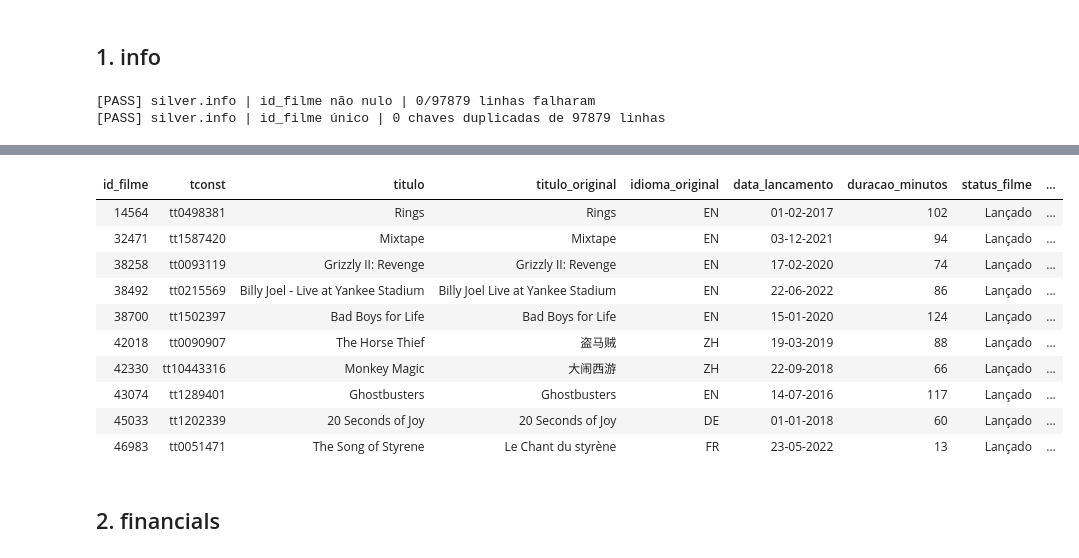
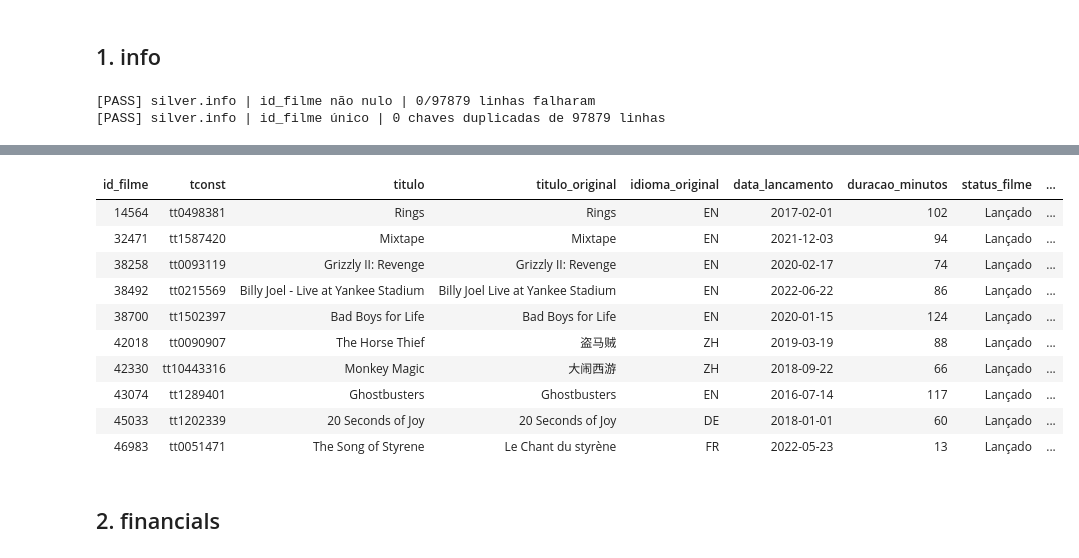
Before and after one commit to ErikaHacimoto/RL_Dados_2026_A2, a Jupyter notebook: Bronze_to_Silver.ipynb, the cells around one changed output, grey strips where cells are left out. Drawn from its saved outputs; the diff is of its cells as text; code cells hidden in the pictures.

```diff
--- a/Bronze_to_Silver.ipynb
+++ b/Bronze_to_Silver.ipynb
@@ -18,6 +18,9 @@ gold_schema = f"{catalog}.{gold_schema_name}"
 # %%
 from pyspark.sql import functions as F, Row
 from datetime import datetime
+from pyspark.sql.window import Window
+
+window = Window.partitionBy("id").orderBy(F.col("ingestion_timestamp").desc())
 
 dq_results = []
 
@@ -67,15 +70,11 @@ def converter_data(data_str, formatos_permitidos=None):
 # %% [markdown]
 ## 1. info
 # %%
-from pyspark.sql.window import Window
-
 df_bronze_info = spark.table(f"{bronze_schema}.info")
-
-_w = Window.partitionBy("id").orderBy(F.col("ingestion_timestamp").desc())
 
 df_silver_info = (
     df_bronze_info
-    .withColumn("_rn", F.row_number().over(_w))
+    .withColumn("_rn", F.row_number().over(window))
     .filter((F.col("_rn") == 1) & F.col("id").isNotNull())
     .drop("_rn")
     .withColumn("original_language", F.upper(F.trim(F.col("original_language"))))
@@ -102,7 +101,7 @@ df_silver_info = (
                 F.try_to_date(F.col("release_date"), "MM/dd/yyyy"),
                 F.try_to_date(F.col("release_date"), "MM-dd-yyyy"),
             ),
-            "dd-MM-yyyy"
+            "yyyy-MM-dd"
         )
     )
 
@@ -113,43 +112,43 @@ df_silver_info = (
     .withColumnRenamed("runtime", "duracao_minutos")
     .withColumnRenamed("original_language", "idioma_original")
     .withColumnRenamed("status", "status_filme")
     .withColumnRenamed("overview", "sinopse")
     .withColumnRenamed("tagline", "frase_divulgacao")
 
-    .withColumn("ano_lancamento", F.year(F.try_to_date(F.col("data_lancamento"), "dd-MM-yyyy")))
+    .withColumn("ano_lancamento", F.year(F.try_to_date(F.col("data_lancamento"), "yyyy-MM-dd")))
 )
 
 dq_check("silver.info", "id_filme não nulo", df_silver_info, F.col("id_filme").isNotNull())
 dq_check_unique("silver.info", "id_filme único", df_silver_info, ["id_filme"])
 
 df_silver_info.write.format("delta").mode("overwrite").option("overwriteSchema", "true").saveAsTable(f"{silver_schema}.info")
 
 display(df_bronze_info.limit(10))
 display(df_silver_info.limit(10))
 # %% [output]
 [PASS] silver.info | id_filme não nulo | 0/97879 linhas falharam
 [PASS] silver.info | id_filme único | 0 chaves duplicadas de 97879 linhas
 | id | tconst | title | original_title | original_language | release_date | runtime | status | overview | ... |
 | 293660 | tt1431045 | Deadpool | Deadpool | en | 2016-02-09 | 108 | Released | The origin story of former Specia... | ... |
 | 299536 | tt4154756 | AVENGERS: INFINITY WAR | Avengers: Infinity War | en | 04-25-2018 | 149 | Released | As the Avengers and their allies ... | ... |
 | 299534 | tt4154796 | Avengers: Endgame | Avengers: Endgame | en | 2019-04-24 | 181 | released | After the devastating events of A... | ... |
 | 475557 | tt7286456 | Joker | Joker | en | 2019-10-01 | 122 | Released | During the 1980s, a failed stand-... | ... |
 | 271110 | tt3498820 | Captain America: Civil War | Captain America: Civil War | en | 2016-04-27 | 147 | Released | Following the events of Age of Ul... | ... |
 | 284054 | tt1825683 | Black Panther | Black Panther | en | 2018-02-13 | 135 | Released | King T'Challa returns home to the... | ... |
 | 284052 | tt1211837 | Doctor Strange | Doctor Strange | en | 2016-10-25 | 115 | Released | After his career is destroyed, a ... | ... |
 | 315635 | tt2250912 | Spider-Man: Homecoming | Spider-Man: Homecoming | en | 2017-07-05 | 133 | RELEASED | Following the events of Captain A... | ... |
 | 283995 | tt3896198 | Guardians of the Galaxy Vol. 2 | Guardians of the Galaxy Vol. 2 | en | 2017-04-19 | 137 | Released | The Guardians must fight to keep ... | ... |
 | 297761 | tt1386697 | Suicide Squad | Suicide Squad | en | 2016-08-03 | 123 | Released | From DC Comics comes the Suicide ... | ... |
 | id_filme | tconst | titulo | titulo_original | idioma_original | data_lancamento | duracao_minutos | status_filme | ... |
-| 14564 | tt0498381 | Rings | Rings | EN | 01-02-2017 | 102 | Lançado | ... |
-| 32471 | tt1587420 | Mixtape | Mixtape | EN | 03-12-2021 | 94 | Lançado | ... |
-| 38258 | tt0093119 | Grizzly II: Revenge | Grizzly II: Revenge | EN | 17-02-2020 | 74 | Lançado | ... |
-| 38492 | tt0215569 | Billy Joel - Live at Yankee Stadium | Billy Joel Live at Yankee Stadium | EN | 22-06-2022 | 86 | Lançado | ... |
-| 38700 | tt1502397 | Bad Boys for Life | Bad Boys for Life | EN | 15-01-2020 | 124 | Lançado | ... |
-| 42018 | tt0090907 | The Horse Thief | 盗马贼 | ZH | 19-03-2019 | 88 | Lançado | ... |
-| 42330 | tt10443316 | Monkey Magic | 大闹西游 | ZH | 22-09-2018 | 66 | Lançado | ... |
-| 43074 | tt1289401 | Ghostbusters | Ghostbusters | EN | 14-07-2016 | 117 | Lançado | ... |
-| 45033 | tt1202339 | 20 Seconds of Joy | 20 Seconds of Joy | DE | 01-01-2018 | 60 | Lançado | ... |
-| 46983 | tt0051471 | The Song of Styrene | Le Chant du styrène | FR | 23-05-2022 | 13 | Lançado | ... |
+| 14564 | tt0498381 | Rings | Rings | EN | 2017-02-01 | 102 | Lançado | ... |
+| 32471 | tt1587420 | Mixtape | Mixtape | EN | 2021-12-03 | 94 | Lançado | ... |
+| 38258 | tt0093119 | Grizzly II: Revenge | Grizzly II: Revenge | EN | 2020-02-17 | 74 | Lançado | ... |
+| 38492 | tt0215569 | Billy Joel - Live at Yankee Stadium | Billy Joel Live at Yankee Stadium | EN | 2022-06-22 | 86 | Lançado | ... |
+| 38700 | tt1502397 | Bad Boys for Life | Bad Boys for Life | EN | 2020-01-15 | 124 | Lançado | ... |
+| 42018 | tt0090907 | The Horse Thief | 盗马贼 | ZH | 2019-03-19 | 88 | Lançado | ... |
+| 42330 | tt10443316 | Monkey Magic | 大闹西游 | ZH | 2018-09-22 | 66 | Lançado | ... |
+| 43074 | tt1289401 | Ghostbusters | Ghostbusters | EN | 2016-07-14 | 117 | Lançado | ... |
+| 45033 | tt1202339 | 20 Seconds of Joy | 20 Seconds of Joy | DE | 2018-01-01 | 60 | Lançado | ... |
+| 46983 | tt0051471 | The Song of Styrene | Le Chant du styrène | FR | 2022-05-23 | 13 | Lançado | ... |
 # %% [markdown]
 ## 2. financials
```
Also changed, not shown: parts of 6 cells of this notebook.
